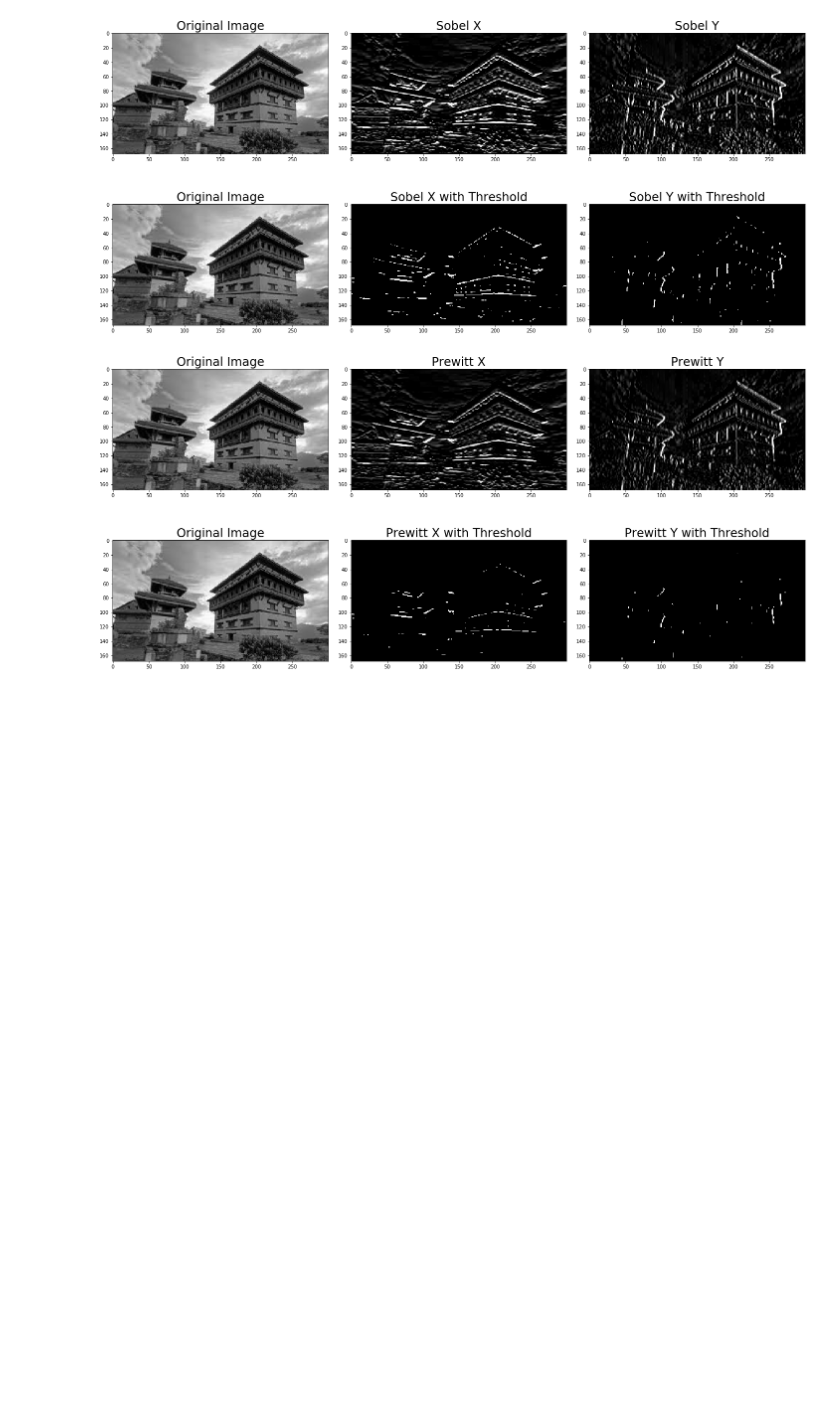
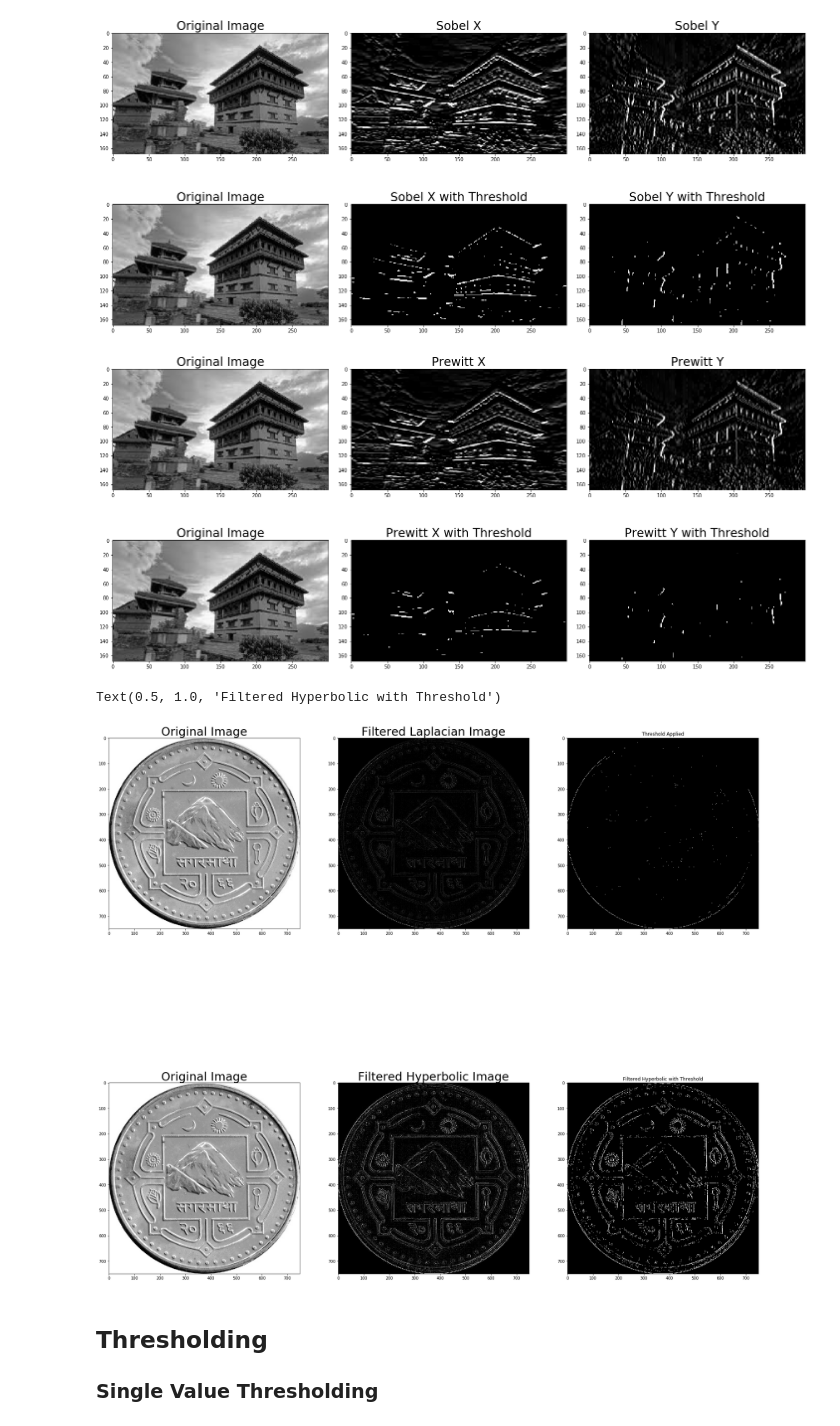
Before and after one commit to theonlyNischal/Image-Processing-and-Pattern-Recognition-Lab, a Jupyter notebook: Image Segmentation.ipynb, the cells around one changed output. Cells and saved outputs as stored; diff of their text form; code cells hidden in the pictures; blank space fills up the shorter version.

```diff
--- a/Image Segmentation.ipynb
+++ b/Image Segmentation.ipynb
@@ -271,3 +271,48 @@ axes[1][2].set_title("Prewitt Y with Threshold", fontsize=24)
 fig.tight_layout(w_pad=2)
 # %% [output]
 [figure]
+# %%
+# Laplacian Filters
+
+laplacian_filter = np.array([
+    [0, -1, 0],
+    [-1, 4, -1],
+    [0, -1, 0]
+])
+
+hyperbolic_filter = np.array([
+    [-1, -1, -1],
+    [-1, 8, -1],
+    [-1, -1, -1]
+])
+# %%
+coins_image = cv.imread("assets/coin.jpg")
+coins_gray = cv.cvtColor(coins_image, cv.COLOR_BGR2GRAY)
+# %%
+coins_laplacian = cv.filter2D(coins_gray, -1, laplacian_filter)
+retval, coins_laplacian_threshold = cv.threshold(coins_laplacian, 100, 255, cv.THRESH_BINARY)
+
+coins_hyperbolic = cv.filter2D(coins_gray, -1, hyperbolic_filter)
+retval, coins_hyperbolic_threshold = cv.threshold(coins_hyperbolic, 100, 255, cv.THRESH_BINARY)
+fig, ax = plt.subplots(nrows=2, ncols=3, figsize=(30,30))
+
+ax[0][0].imshow(coins_gray, cmap="gray")
+ax[0][0].set_title("Original Image", fontsize=30)
+ax[0][1].imshow(coins_laplacian, cmap="gray")
+ax[0][1].set_title("Filtered Laplacian Image", fontsize=30)
+ax[0][2].imshow(coins_laplacian_threshold, cmap="gray")
+ax[0][2].set_title("Threshold Applied")
+
+ax[1][0].imshow(coins_gray, cmap="gray")
+ax[1][0].set_title("Original Image", fontsize=30)
+ax[1][1].imshow(coins_hyperbolic, cmap="gray")
+ax[1][1].set_title("Filtered Hyperbolic Image", fontsize=30)
+ax[1][2].imshow(coins_hyperbolic_threshold, cmap="gray")
+ax[1][2].set_title("Filtered Hyperbolic with Threshold")
+# %% [output]
+Text(0.5, 1.0, 'Filtered Hyperbolic with Threshold')
+[figure, added]
+# %% [markdown]
+## Thresholding
+
+### Single Value Thresholding
```
Also changed, not shown: parts of 6 cells of this notebook, 13 other files.
